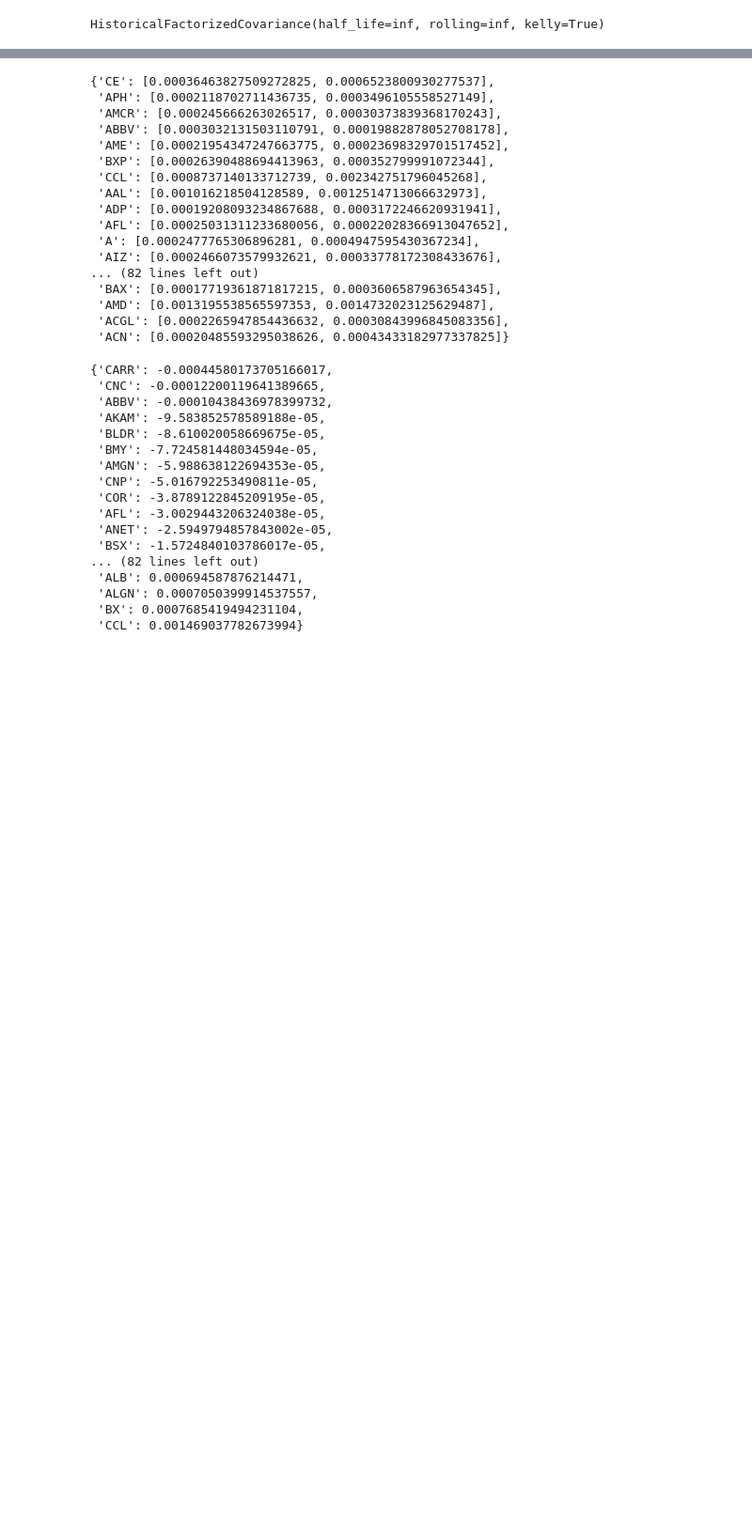
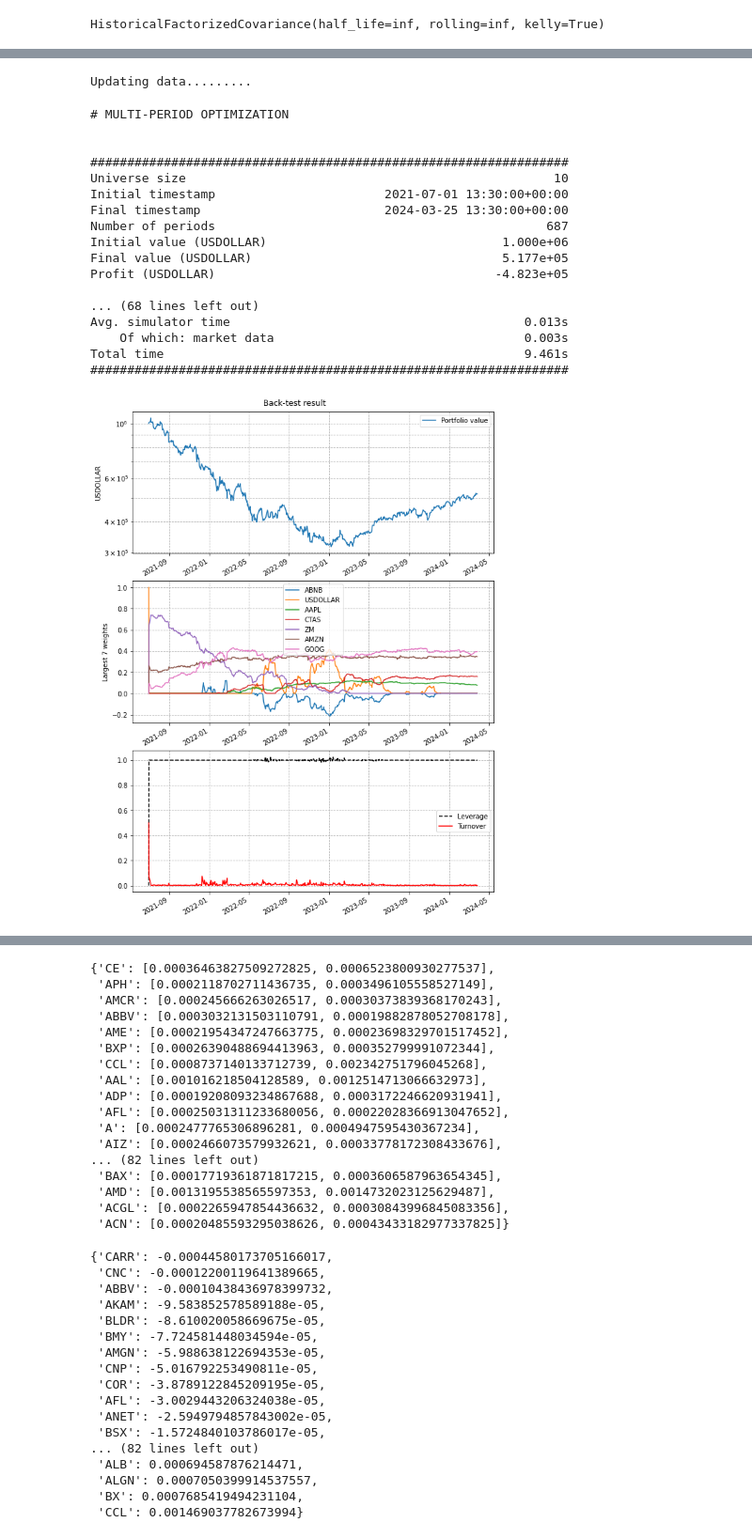
Before and after one commit to thomas-c-suman/ORIE5370Project, a Jupyter notebook: ORIE 5370 Final Project.ipynb, the cells around one changed output, grey strips where cells are left out. Shown at 94% size. Cells and saved outputs as stored; diff of their text form; code cells hidden in the pictures; blank space fills up the shorter version.

```diff
--- a/ORIE 5370 Final Project.ipynb
+++ b/ORIE 5370 Final Project.ipynb
@@ -84,14 +137,14 @@ Total time                                                10.498s
 
 # Initialize stock market simulator
 simulator = cvx.StockMarketSimulator(
-    ['AAPL', 'AMZN', 'UBER', 'ZM', 'CVX', 'TSLA', 'GM', 'ABNB', 'CTAS', 'GOOG', 'BX'])
+    ['AAPL', 'AMZN', 'UBER', 'ZM', 'CVX', 'GM', 'ABNB', 'CTAS', 'GOOG'])
 
 # Change Covariance to know value for new simulator
 # change_cov
 
 # Create objective function and constraints to the optimization problem
 
-constraints = []
+constraints = [cvx.LeverageLimit(1)]
 gamma_trade = 1
 gamma_hold = 1
 
@@ -112,18 +165,39 @@ policy = make_policy(1, 1, constraints)
 # policy = cvx.MultiPeriodOptimization(objective, constraints, planning_horizon=12)
 
 # backtest
-results = simulator.backtest_many([policy, cvx.Uniform()], start_time='2021-07-01')
+results2 = simulator.backtest_many([policy, cvx.Uniform()], start_time='2021-07-01')
+# %% [output]
+Updating data.........
 # %%
 # print multi-period result
 print("\n# MULTI-PERIOD OPTIMIZATION\n")
-print(results[0])
+print(results2[0])
 
 # print uniform allocation result
 print("\n# UNIFORM ALLOCATION:\n")
-print(results[1])
+print(results2[1])
 
 # plot value and weights of the portfolio in time for MPO
-mpo_figure = results[0].plot()
+mpo_figure = results2[0].plot()
 
 # plot value and weights of the portfolio in time for uniform
-uniform_figure = results[1].plot()
+uniform_figure = results2[1].plot()
+# %% [output]
+# MULTI-PERIOD OPTIMIZATION
+
+
+#################################################################
+Universe size                                                  10
+Initial timestamp                       2021-07-01 13:30:00+00:00
+Final timestamp                         2024-03-25 13:30:00+00:00
+Number of periods                                             687
+Initial value (USDOLLAR)                                1.000e+06
+Final value (USDOLLAR)                                  5.177e+05
+Profit (USDOLLAR)                                      -4.823e+05
+
+... (68 lines left out)
+Avg. simulator time                                        0.013s
+    Of which: market data                                  0.003s
+Total time                                                 9.461s
+#################################################################
+[figure, added]
```
Also changed, not shown: parts of 5 cells of this notebook.
